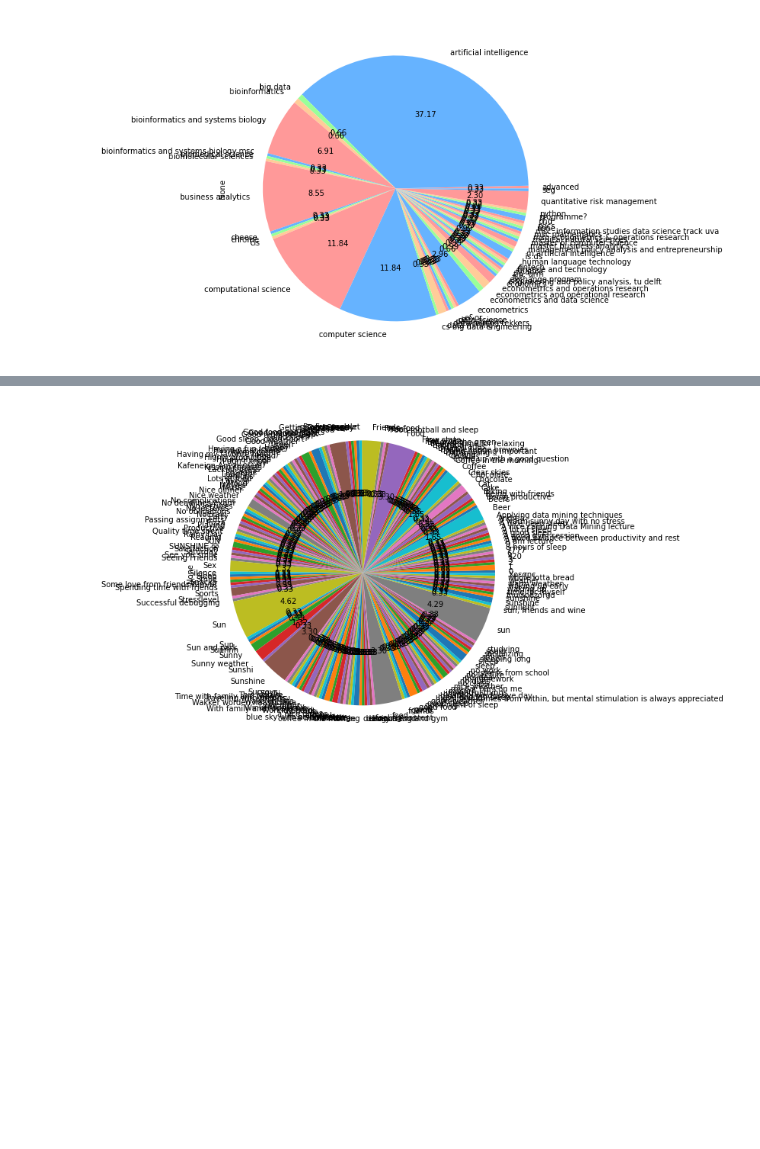
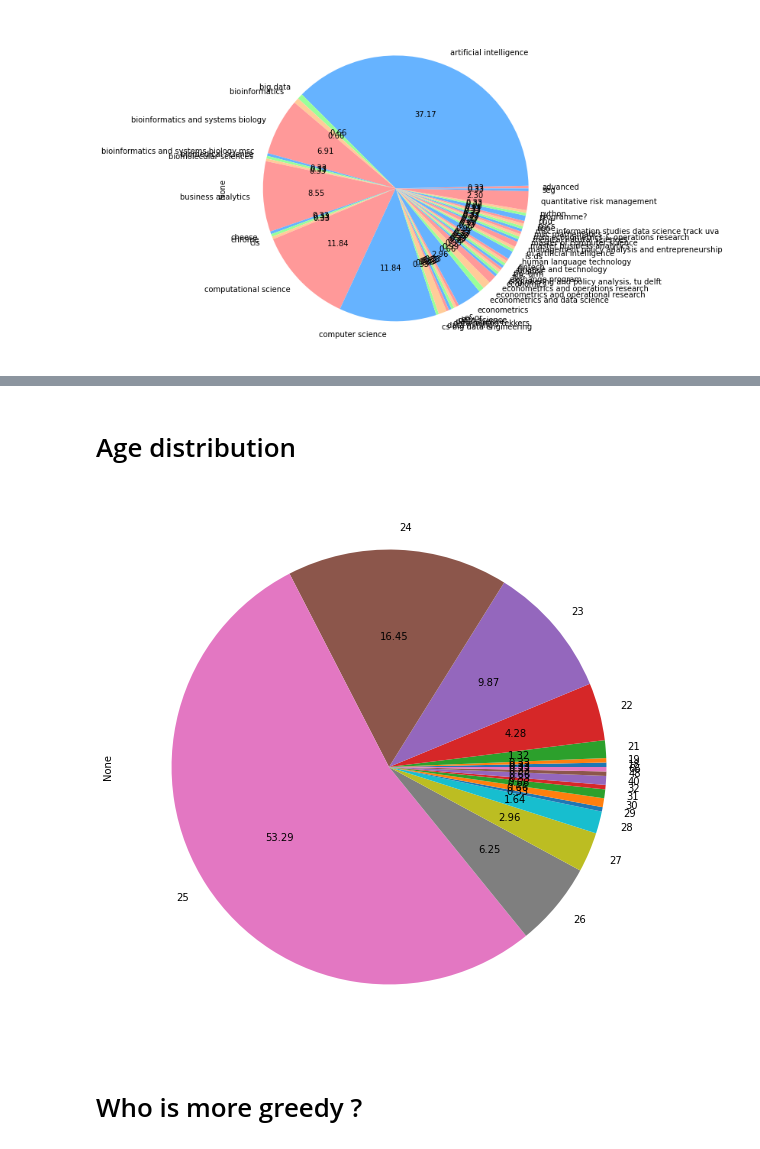
Before and after one commit to melisnv/data-mining-techniques, a Jupyter notebook: task1_explore/1A_EDDA/eda_melis.ipynb, the cells around one changed output, grey strips where cells are left out. Cells and saved outputs as stored; diff of their text form; code cells hidden in the pictures; blank space fills up the shorter version.

Commit message:
adds plots

```diff
--- a/task1_explore/1A_EDDA/eda_melis.ipynb
+++ b/task1_explore/1A_EDDA/eda_melis.ipynb
@@ -285,0 +317,7 @@ data['standed_up'] = data['standed_up'].apply(pd.to_numeric)
+# %%
+data['standed_up'] = data['standed_up'].apply(pd.to_numeric)
+tmp_data_standed = data['standed_up'].dropna()
+median = float(np.median(tmp_data_standed))
+data['standed_up'] = data['standed_up'].fillna(median)
+data["standed_up"] = data["standed_up"].astype(int)
+data['standed_up'].unique()
@@ -395,6 +435,7 @@ print(sum(data['rand_num'].isna()))
 0
 # %%
 #data['rand_num'] = data['rand_num'].apply(Decimal)
+data["rand_num"] = data["rand_num"].astype(int)
 # %%
 data["rand_num"].head()
 # %% [output]
@@ -468,6 +509,7 @@ tmp_data = data['money'].dropna()
 mean = int(np.mean(tmp_data))
 
 data['money'] = data['money'].fillna(mean)
+data["money"] = data["money"].astype(int)
 # %%
 sum(data['money'].isna())
 # %% [output]
@@ -1082,0 +1163,3 @@ plt.show()
+# %%
+import matplotlib.pyplot as plt
+plt.rcParams.update({'font.size': 10})
@@ -1083,6 +1173,10 @@ plt.show()
+# %% [markdown]
+# Age distribution
 # %%
-plt.figure(figsize=(10,8))
-data.groupby('good_day').size().plot(kind='pie', autopct='%.2f')
+plt.figure(figsize=(12,10))
+data.groupby('age').size().plot(kind='pie', autopct='%.2f')
 plt.show()
 # %% [output]
-[figure, old version]
+[figure, new version]
+# %% [markdown]
+# Who is more greedy ?
```
Also changed, not shown: parts of 49 cells of this notebook.
